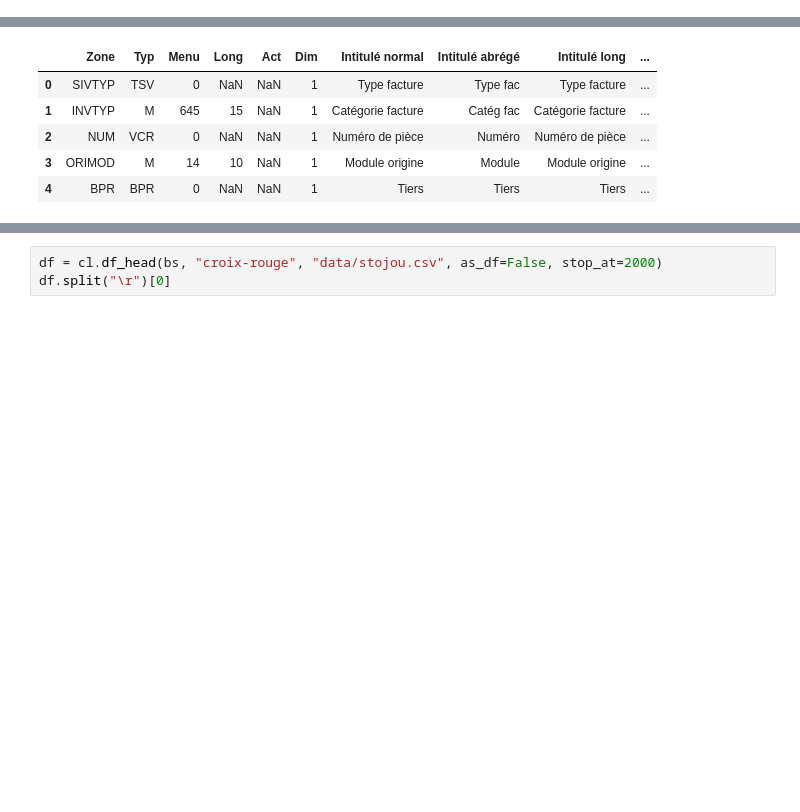
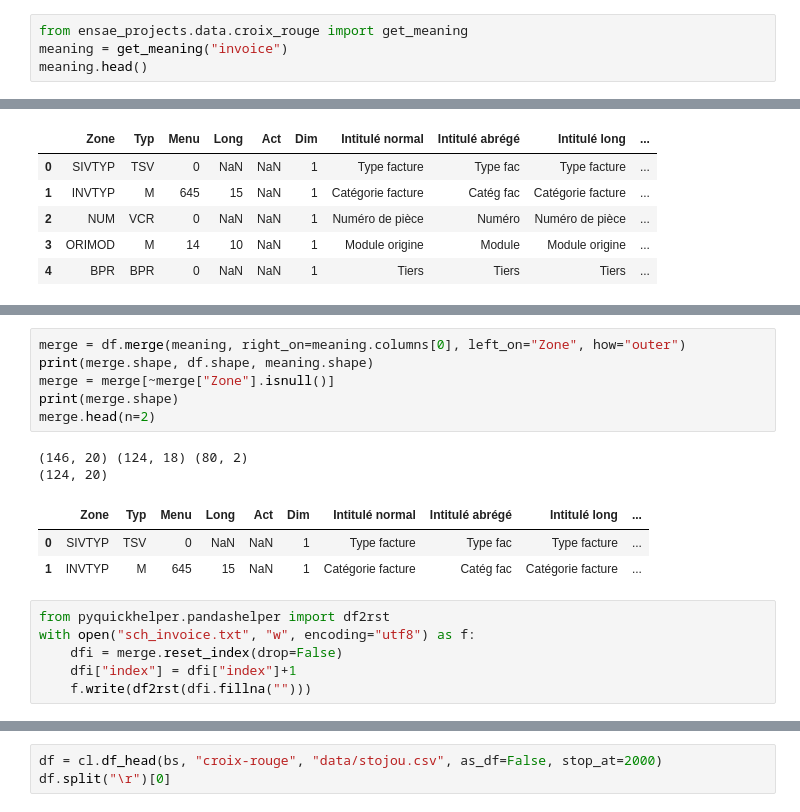
Before and after one commit to sdpython/ensae_projects, a Jupyter notebook: _doc/notebooks/hackathon_2015/schemas.ipynb, the cells around one changed output, grey strips where cells are left out. Saved outputs shown, nothing was run; the diff lists cells and outputs as text; blank space fills up the shorter version.

```diff
--- a/_doc/notebooks/hackathon_2015/exploration.ipynb
+++ b/_doc/notebooks/hackathon_2015/schemas.ipynb
@@ -62,0 +74,4 @@ df.head()
+# %%
+from ensae_projects.data.croix_rouge import get_meaning
+meaning = get_meaning("invoice")
+meaning.head()
@@ -77,0 +99,18 @@ dsf = df[["Zone", "Typ", "Intitulé long", "Table liée"]].sort_values("Zone")
+# %%
+merge = df.merge(meaning, right_on=meaning.columns[0], left_on="Zone", how="outer")
+print(merge.shape, df.shape, meaning.shape)
+merge = merge[~merge["Zone"].isnull()]
+print(merge.shape)
+merge.head(n=2)
+# %% [output]
+(146, 20) (124, 18) (80, 2)
+(124, 20)
+|  | Zone | Typ | Menu | Long | Act | Dim | Intitulé normal | Intitulé abrégé | Intitulé long | ... |
+| 0 | SIVTYP | TSV | 0 | NaN | NaN | 1 | Type facture | Type fac | Type facture | ... |
+| 1 | INVTYP | M | 645 | 15 | NaN | 1 | Catégorie facture | Catég fac | Catégorie facture | ... |
+# %%
+from pyquickhelper.pandashelper import df2rst
+with open("sch_invoice.txt", "w", encoding="utf8") as f:
+    dfi = merge.reset_index(drop=False)
+    dfi["index"] = dfi["index"]+1
+    f.write(df2rst(dfi.fillna("")))
```
Also changed, not shown: parts of 34 cells of this notebook, 7 other files.
